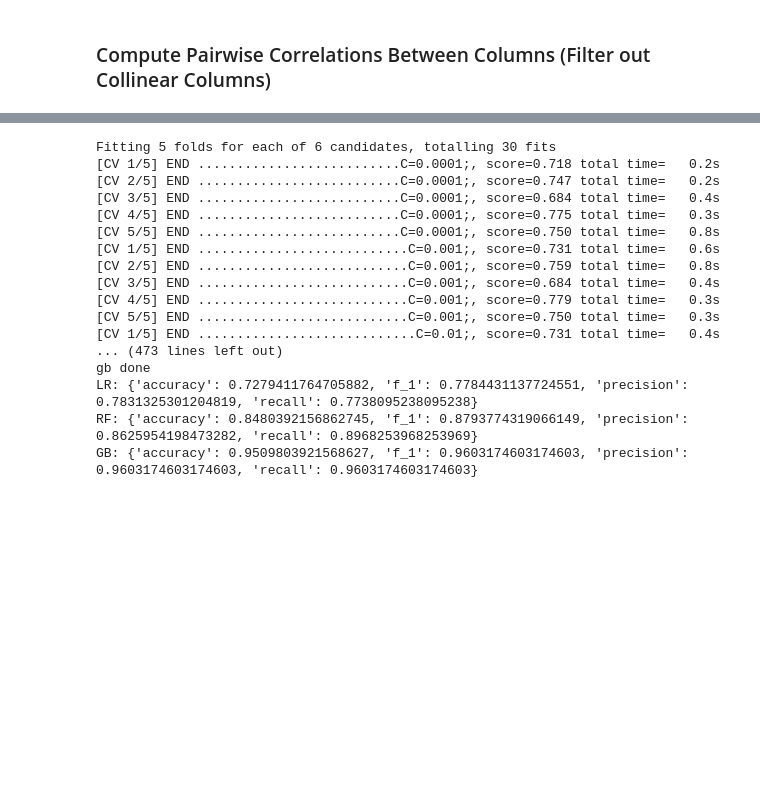
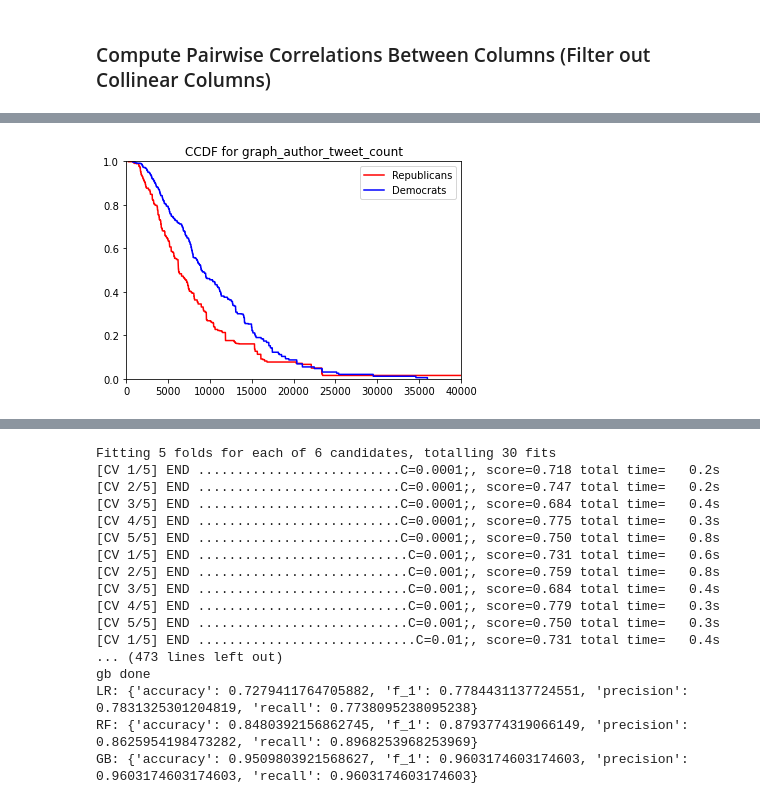
Before and after one commit to thomas-brink/MSE-231, a Jupyter notebook: assignment2/tree_graph_feature_class.ipynb, the cells around one changed output, grey strips where cells are left out. Saved outputs shown, nothing was run; the diff lists cells and outputs as text; code cells hidden in the pictures; blank space fills up the shorter version.

```diff
--- a/assignment2/tree_graph_feature_class.ipynb
+++ b/assignment2/tree_graph_feature_class.ipynb
@@ -379,0 +258,3 @@ plt.hist(conv_df['graph_avg_user_follower_count'])
+# %%
+republicans = conv_df[conv_df['y'] == 0]
+democrats = conv_df[conv_df['y'] == 1]
@@ -379,0 +285,10 @@ plt.hist(conv_df['graph_avg_user_follower_count'])
+# %%
+def create_joint_ccdf_plot(rep_df, dem_df, feature, x_lim):
+    plt.figure(0)
+    create_ccdf_plot(plt, rep_df, feature, "red", "Republicans")
+    create_ccdf_plot(plt, dem_df, feature, "blue", "Democrats")
+    plt.title('CCDF for ' + feature)
+    plt.xlim(0, x_lim)
+    plt.ylim(0, 1)
+    plt.legend()
+    plt.savefig('joint_ccdf_{}.png'.format(feature))
@@ -379,0 +303,4 @@ plt.hist(conv_df['graph_avg_user_follower_count'])
+# %%
+create_joint_ccdf_plot(republicans, democrats, 'graph_author_tweet_count', 40000)
+# %% [output]
+[figure, added]
```
Also changed, not shown: parts of 35 cells of this notebook, 2 other files.
